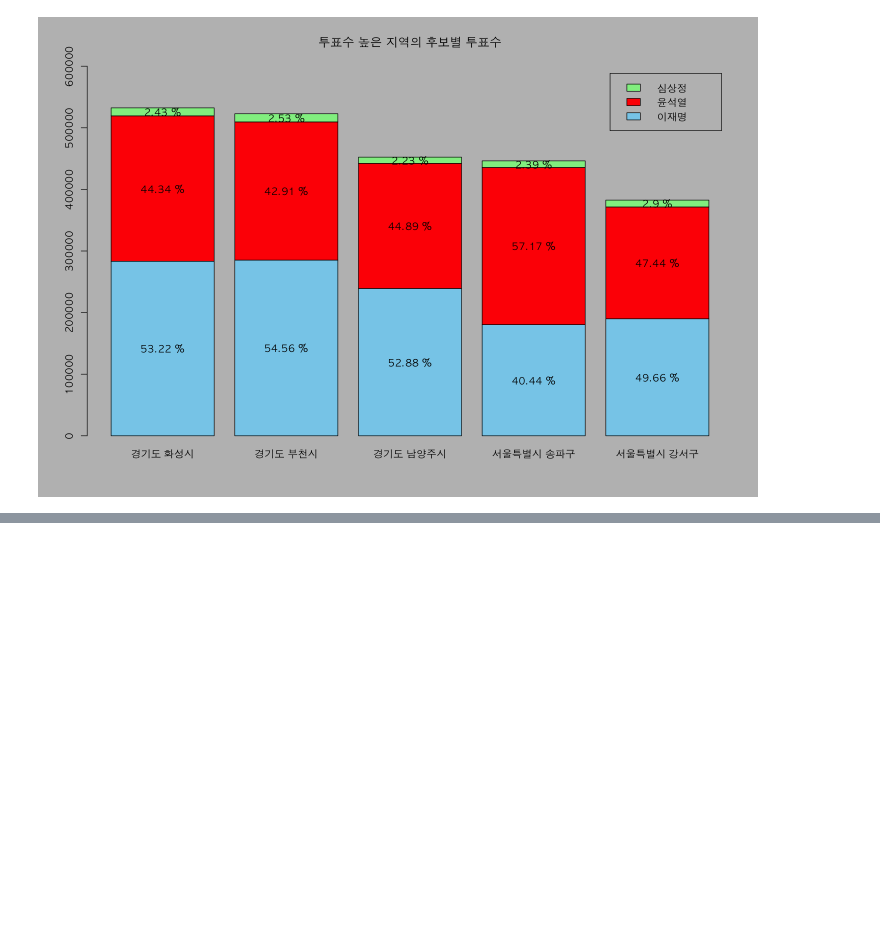
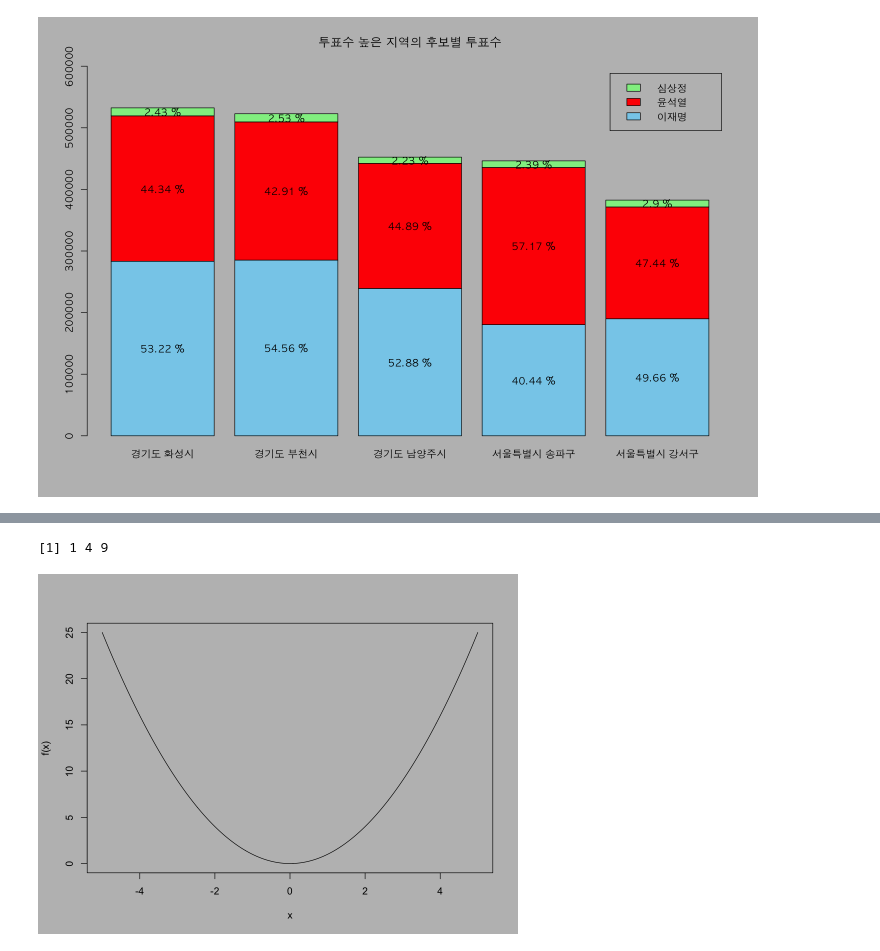
Before and after one commit to ForrestDPark/Rdevelope, a Jupyter notebook: work/12.데이터시각화2.ipynb, the cells around one changed output, grey strips where cells are left out. Drawn from its saved outputs; the diff is of its cells as text; code cells hidden in the pictures; blank space fills up the shorter version.

```diff
--- a/work/12.데이터시각화2.ipynb
+++ b/work/12.데이터시각화2.ipynb
@@ -467,0 +499,21 @@ A data.frame: 5 x 3
+# %%
+f<- function(x){
+
+    y = x^2
+    return(y)
+}
+# %%
+x <- c(1,2,3)
+f(x)
+par(bg = 'grey')
+options(repr.plot.width=8, repr.plot.height =6)
+x<- seq(-5,5,0.01)
+plot(x,f(x),
+lty =1,
+type = 'l'
+
+
+)
+# %% [output]
+[1] 1 4 9
+[figure, added]
```
Also changed, not shown: parts of 9 cells of this notebook, 5 other files.
